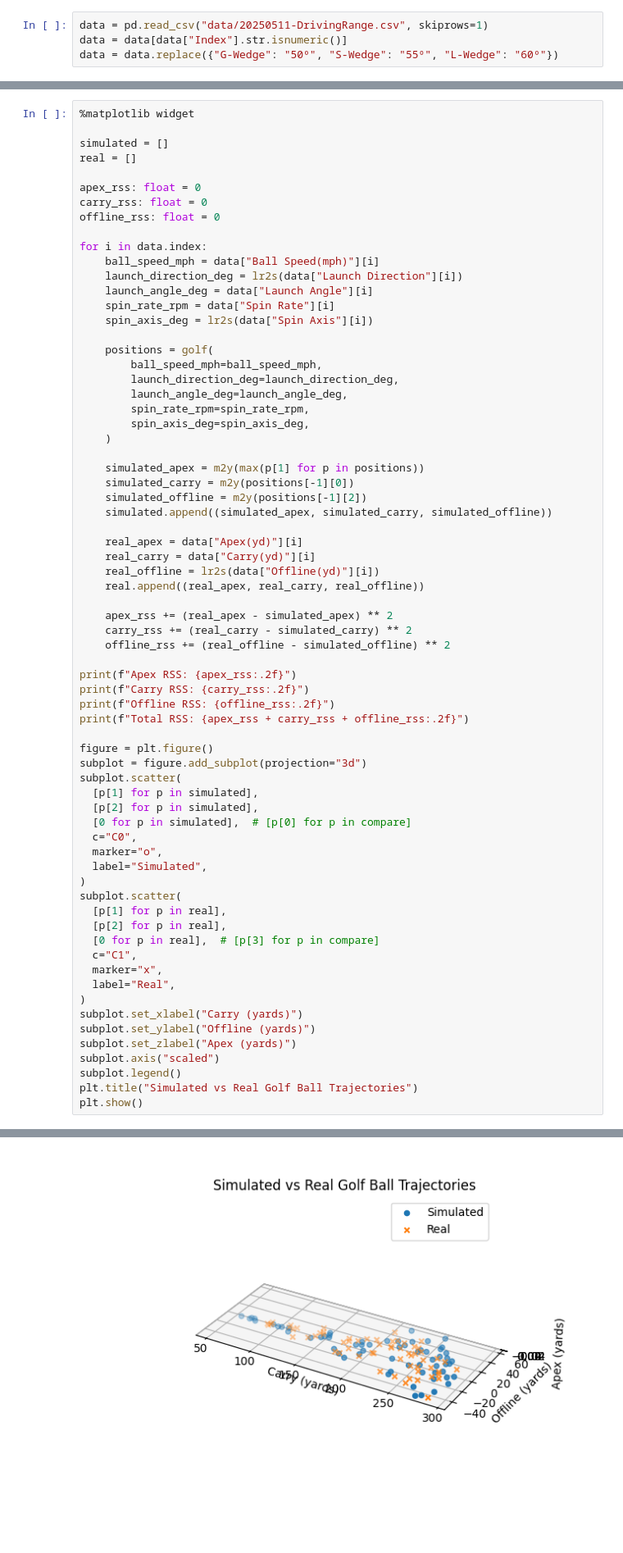
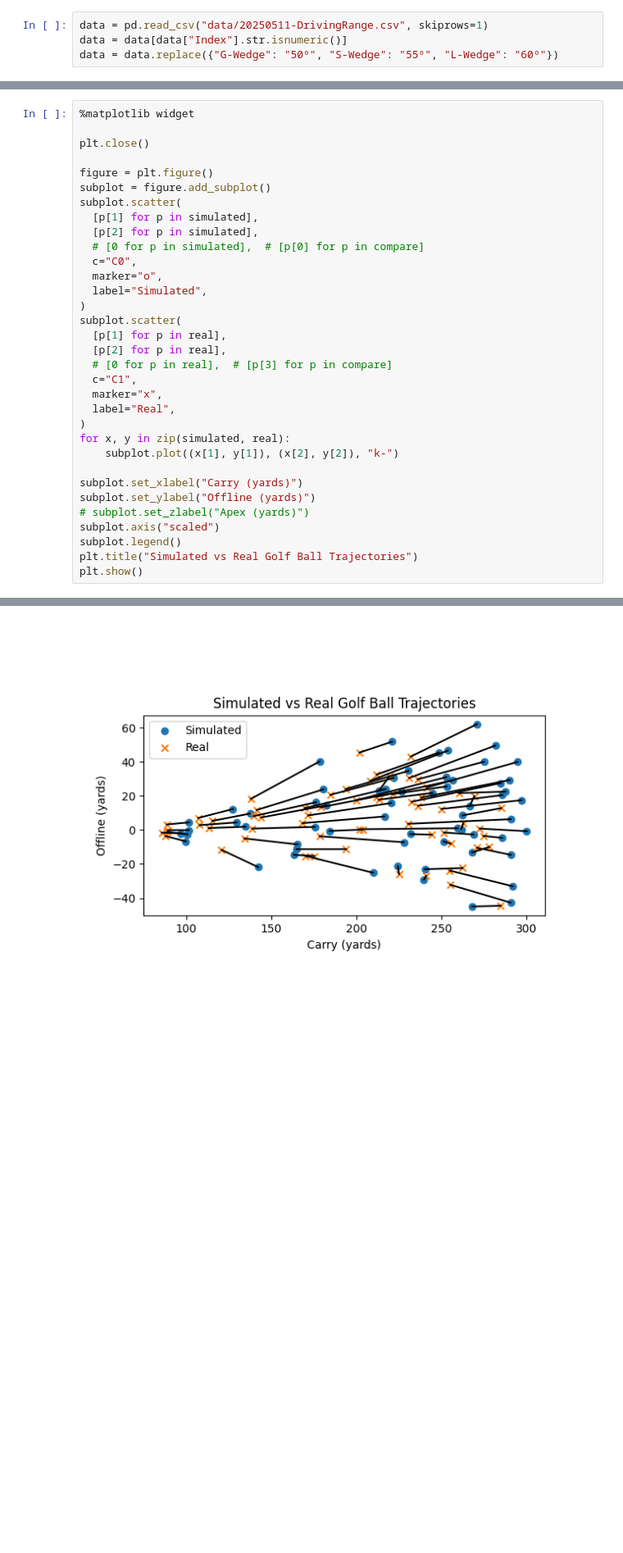
Before and after one commit to noahbkim/golf, a Jupyter notebook: Model.ipynb, the cells around one changed output, grey strips where cells are left out. Shown at 82% size. Cells and saved outputs as stored; diff of their text form; blank space fills up the shorter version.

```diff
--- a/Model.ipynb
+++ b/Model.ipynb
@@ -222,53 +278,14 @@ data = data.replace({"G-Wedge": "50º", "S-Wedge": "55º", "L-Wedge": "60º"})
 # %%
 %matplotlib widget
 
-simulated = []
-real = []
-
-apex_rss: float = 0
-carry_rss: float = 0
-offline_rss: float = 0
-
-for i in data.index:
-    ball_speed_mph = data["Ball Speed(mph)"][i]
-    launch_direction_deg = lr2s(data["Launch Direction"][i])
-    launch_angle_deg = data["Launch Angle"][i]
-    spin_rate_rpm = data["Spin Rate"][i]
-    spin_axis_deg = lr2s(data["Spin Axis"][i])
-
-    positions = golf(
-        ball_speed_mph=ball_speed_mph,
-        launch_direction_deg=launch_direction_deg,
-        launch_angle_deg=launch_angle_deg,
-        spin_rate_rpm=spin_rate_rpm,
-        spin_axis_deg=spin_axis_deg,
-    )
-
-    simulated_apex = m2y(max(p[1] for p in positions))
-    simulated_carry = m2y(positions[-1][0])
-    simulated_offline = m2y(positions[-1][2])
-    simulated.append((simulated_apex, simulated_carry, simulated_offline))
-
-    real_apex = data["Apex(yd)"][i]
-    real_carry = data["Carry(yd)"][i]
-    real_offline = lr2s(data["Offline(yd)"][i])
-    real.append((real_apex, real_carry, real_offline))
-
-    apex_rss += (real_apex - simulated_apex) ** 2
-    carry_rss += (real_carry - simulated_carry) ** 2
-    offline_rss += (real_offline - simulated_offline) ** 2
-
-print(f"Apex RSS: {apex_rss:.2f}")
-print(f"Carry RSS: {carry_rss:.2f}")
-print(f"Offline RSS: {offline_rss:.2f}")
-print(f"Total RSS: {apex_rss + carry_rss + offline_rss:.2f}")
+plt.close()
 
 figure = plt.figure()
-subplot = figure.add_subplot(projection="3d")
+subplot = figure.add_subplot()
 subplot.scatter(
   [p[1] for p in simulated],
   [p[2] for p in simulated],
-  [0 for p in simulated],  # [p[0] for p in compare]
+  # [0 for p in simulated],  # [p[0] for p in compare]
   c="C0",
   marker="o",
   label="Simulated",
@@ -276,14 +293,17 @@ subplot.scatter(
 subplot.scatter(
   [p[1] for p in real],
   [p[2] for p in real],
-  [0 for p in real],  # [p[3] for p in compare]
+  # [0 for p in real],  # [p[3] for p in compare]
   c="C1",
   marker="x",
   label="Real",
 )
+for x, y in zip(simulated, real):
+    subplot.plot((x[1], y[1]), (x[2], y[2]), "k-")
+
 subplot.set_xlabel("Carry (yards)")
 subplot.set_ylabel("Offline (yards)")
-subplot.set_zlabel("Apex (yards)")
+# subplot.set_zlabel("Apex (yards)")
 subplot.axis("scaled")
 subplot.legend()
 plt.title("Simulated vs Real Golf Ball Trajectories")
@@ -296 +312 @@ Total RSS: 28270.00
-[figure, old version]
+[figure, new version]
```
Also changed, not shown: parts of 6 cells of this notebook, 3 other files.
